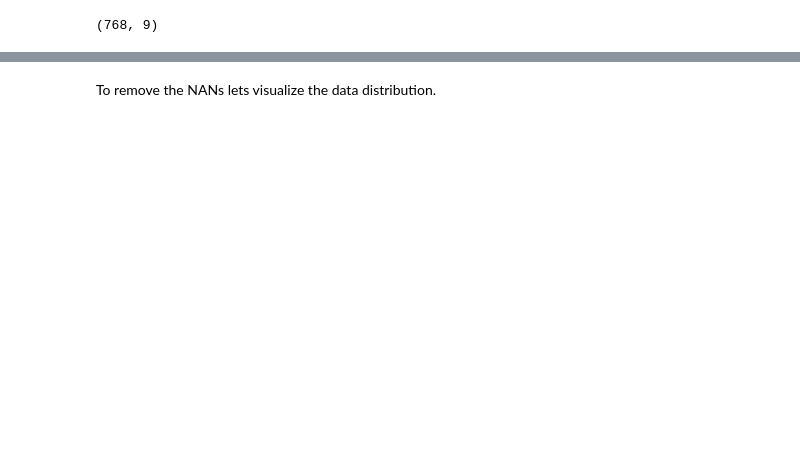
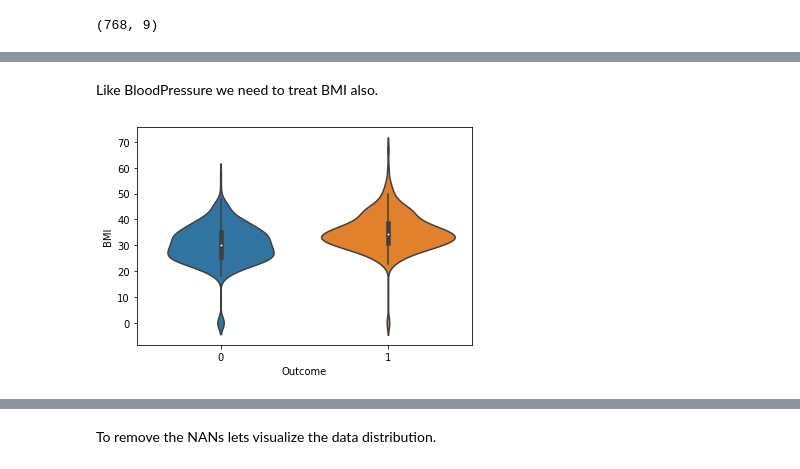
Before and after one commit to PriyankaSharma0925/Kaggle, a Jupyter notebook: working-on-binary-classification.ipynb, the cells around one changed output, grey strips where cells are left out. Saved outputs shown, nothing was run; the diff lists cells and outputs as text; code cells hidden in the pictures; blank space fills up the shorter version.

```diff
--- a/working-on-binary-classification.ipynb
+++ b/working-on-binary-classification.ipynb
@@ -90,0 +89,6 @@ dataset.shape
+# %% [markdown]
+Like BloodPressure we need to treat BMI also.
+# %%
+df1ax=sns.violinplot(x='Outcome',y='BMI',data=dataset,split=True)
+# %% [output]
+[figure, added]
```
Also changed, not shown: parts of 61 cells of this notebook.
